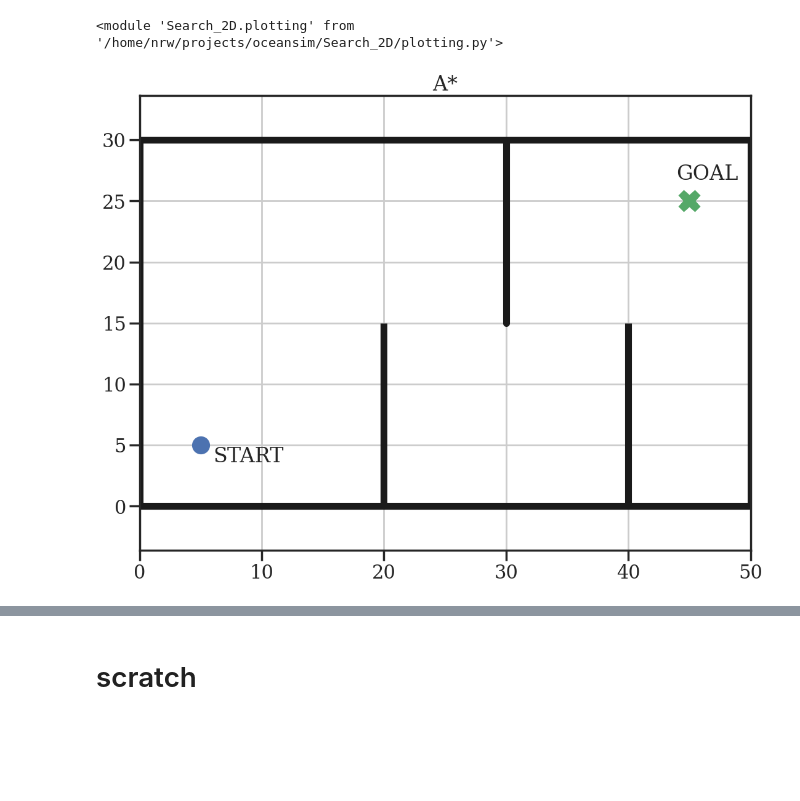
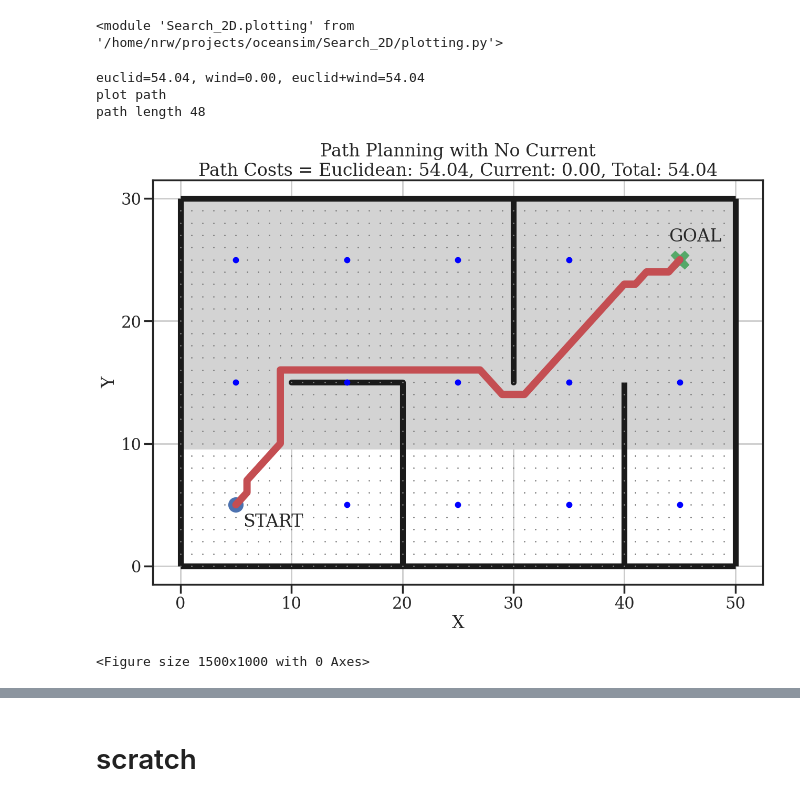
Before and after one commit to nouyang/oceansim, a Jupyter notebook: Non-Custom RRT.ipynb, the cells around one changed output, grey strips where cells are left out. Cells and saved outputs as stored; diff of their text form; code cells hidden in the pictures; blank space fills up the shorter version.

Commit message:
edited Non-custom RRT, search/plotting, and A* to create currentfield plots for report

```diff
--- a/Non-Custom RRT.ipynb
+++ b/Non-Custom RRT.ipynb
@@ -246,48 +268,66 @@ reload(plotting)
 def main():
     sns.reset_defaults()
     sns.set_theme(context='poster', style='ticks')
-    square_dims = np.array((6.4, 4.8))
     plt.rcParams.update({
     "font.family": "Dejavu Serif",
     })
-    #plt.rcParams['figure.figsize'] = [10, 8]
+    plt.rcParams['figure.figsize'] = [15, 10]
     s_start = (5, 5)
     s_goal = (45, 25)
 
     # map defined in Search_2D/env.py
-    astar = AStar(s_start, s_goal, "euclidean")
+
+    # -------------------
+    astar = AStar(s_start, s_goal, "euclidean",wind_cost=0)
+
     #f, ax = plt.subplots(1,1)
     f, ax = plt.subplots(1,1)
+
     plot = plotting.Plotting(s_start, s_goal)
 
     #plt.xlim=(-0,50)
     #plt.ylim=(-0,30)
 
-    #path, visited = astar.searching()
+    path, visited = astar.searching()
+
     plot.plot_grid('A*')
-    #plot.plot_wind(astar.wind_xgrid, astar.wind_ygrid)
+    plot.plot_wind(astar.wind_xgrid, astar.wind_ygrid, wind_marker=['.', '.'])
     ax.grid('>')
-    #plot.plot_path(path)
+    euclid, wind = astar.calculate_path_cost(path)
+    ax.set_title(f'Path Planning with No Current\nPath Costs = Euclidean: {euclid:.2f}, Current: {wind:.2f}, Total: {euclid+wind:.2f}')
+    #ax.set_title(f'Path Planning with No Current\nPath Length: {path_len}')
+    ax.set_xlabel('X')
+    ax.set_ylabel('Y')
+    ax.xaxis.set_ticks(np.arange(0,61,10))
+    ax.yaxis.set_ticks(np.arange(0,31,10))
+    plot.plot_path(path)
     #plot.animation(path, visited, "A*")  # animation
     # path, visited = astar.searching_repeated_astar(2.5)               # initial weight e = 2.5
     # plot.animation_ara_star(path, visited, "Repeated A*")
     #plt.grid(which='both', axis='both')
 
 
-    #plt.tight_layout()
-    N = 2
+    #N =10
     #params = plt.gcf()
     #plSize = params.get_size_inches()
-    #params.set_size_inches((plSize[0]*N, plSize[1]*N))
-    ax.margins(x=0, y=0)
-    plt.axis("equal") # NOTE: THIS ATE AN HOUR OF MY LIFE
-    ax.set_aspect('equal', adjustable='datalim')
-    plt.savefig('june_rrt.png')
+    #params.set_size_inches((plSize[0]*2.5, plSize[1]*2.5))
+
+# xy, width, height
+
+    #params.set_size_inches((plSize[0]*3.2, plSize[1]*5))
+    ax.set_aspect('equal', adjustable='box') # need also margins to turncate
+    #ax.set_aspect('auto') # need also margins to turncate
+    ax.margins(x=0, y=0) # need set aspect to truncate
+    plt.savefig('june_rrt_wind0.png')
     plt.show()
 
 
 if __name__ == '__main__':
     main()
     print('')
 # %% [output]
+euclid=54.04, wind=0.00, euclid+wind=54.04
+plot path
+path length 48
-[figure, old version]
+[figure, new version]
+<Figure size 1500x1000 with 0 Axes>
```
Also changed, not shown: parts of 5 cells of this notebook, 11 other files.
